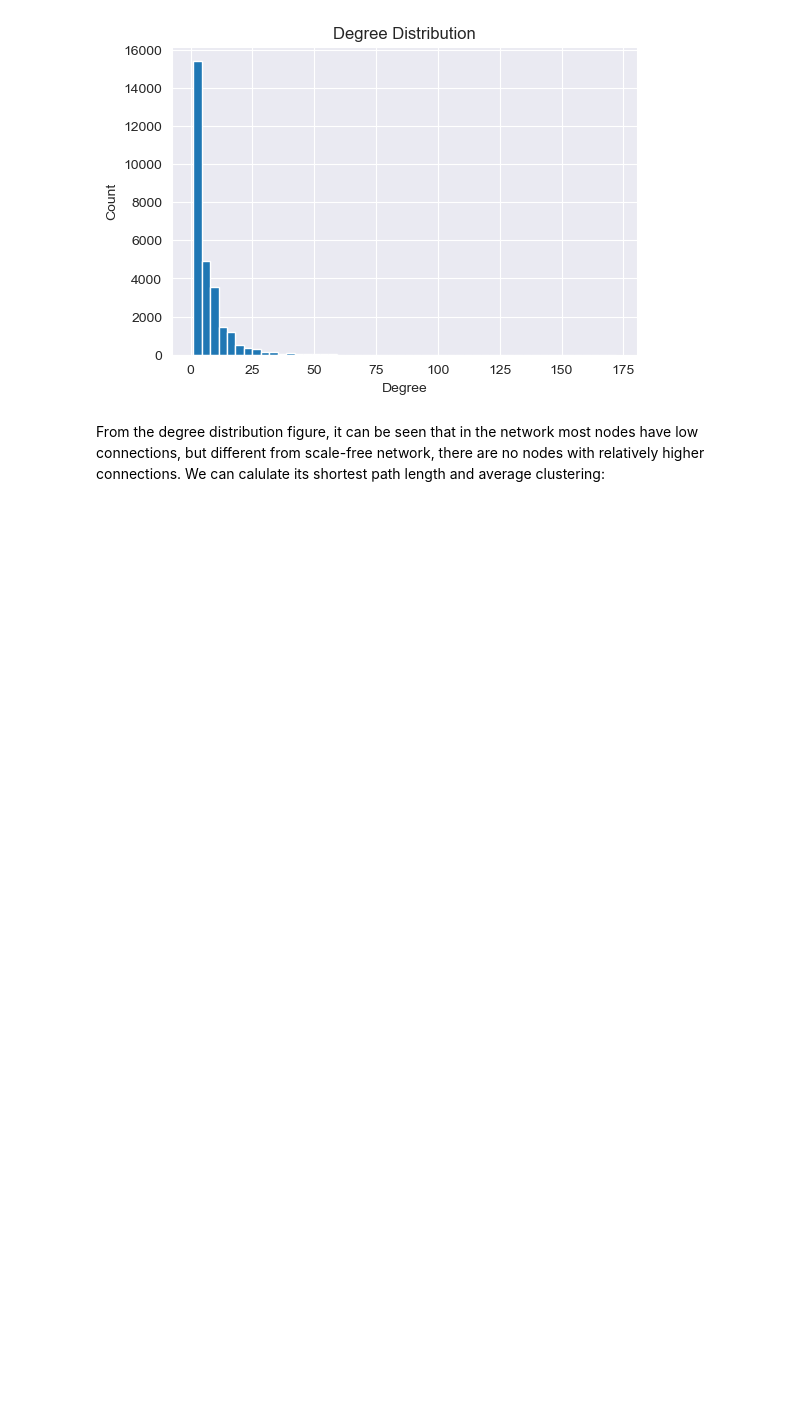
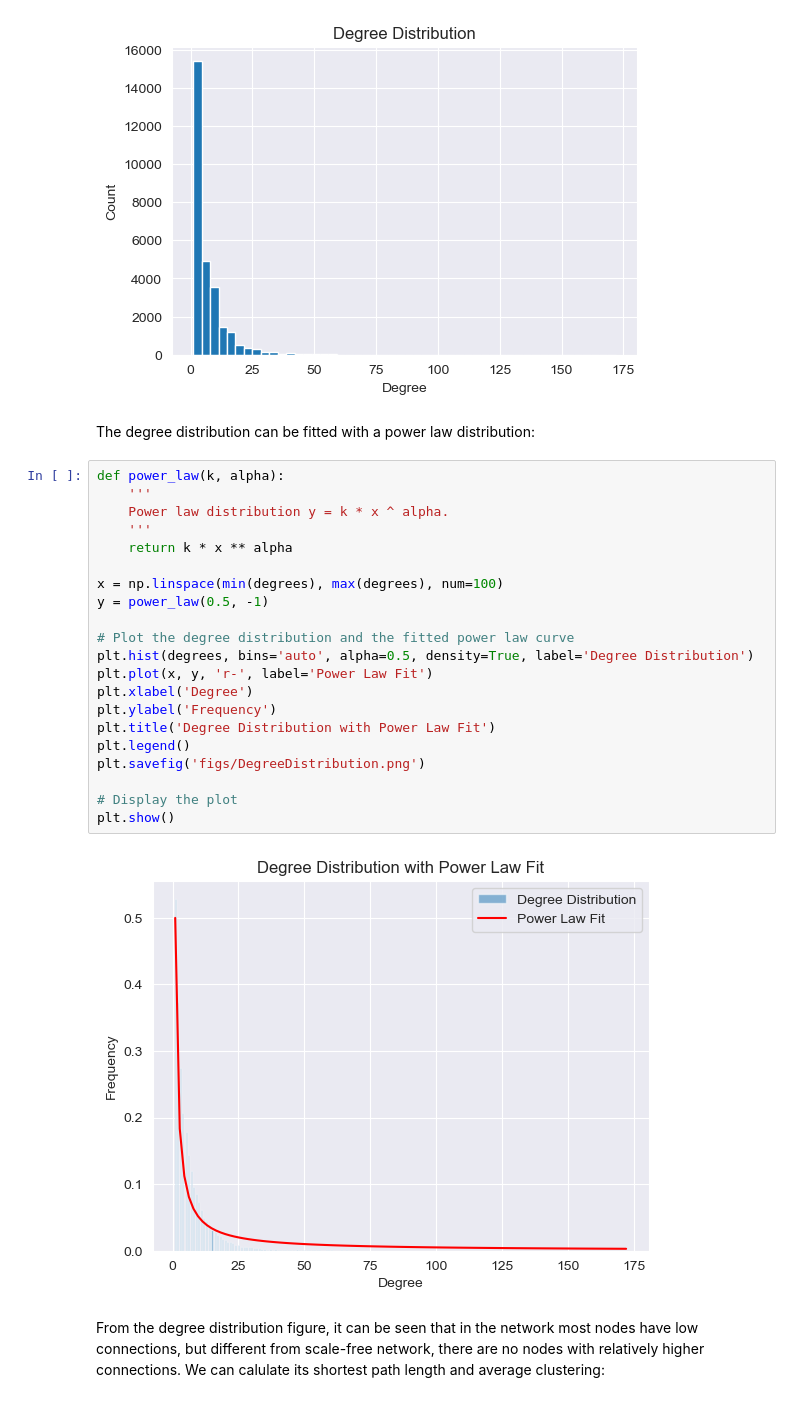
Before and after one commit to Weijiang-Xiong/NML23-Project, a Jupyter notebook: Presentation.ipynb, the cells around one changed output. Saved outputs shown, nothing was run; the diff lists cells and outputs as text; blank space fills up the shorter version.

Commit message:
Added degree distribution fit figure

```diff
--- a/Presentation.ipynb
+++ b/Presentation.ipynb
@@ -48,6 +48,31 @@ plt.show()
 # %% [output]
 The 10 highest degrees in this graph [172, 152, 145, 117, 112, 110, 96, 94, 93, 92]
 [figure]
+# %% [markdown]
+The degree distribution can be fitted with a power law distribution:
+# %%
+def power_law(k, alpha):
+    '''
+    Power law distribution y = k * x ^ alpha.
+    '''
+    return k * x ** alpha
+
+x = np.linspace(min(degrees), max(degrees), num=100)
+y = power_law(0.5, -1)
+
+# Plot the degree distribution and the fitted power law curve
+plt.hist(degrees, bins='auto', alpha=0.5, density=True, label='Degree Distribution')
+plt.plot(x, y, 'r-', label='Power Law Fit')
+plt.xlabel('Degree')
+plt.ylabel('Frequency')
+plt.title('Degree Distribution with Power Law Fit')
+plt.legend()
+plt.savefig('figs/DegreeDistribution.png')
+
+# Display the plot
+plt.show()
+# %% [output]
+[figure, added]
 # %% [markdown]
 From the degree distribution figure, it can be seen that in the network most nodes have low connections, but different from scale-free network, there are no nodes with relatively higher connections. We can calulate its shortest path length and average clustering:
 # %%
```
